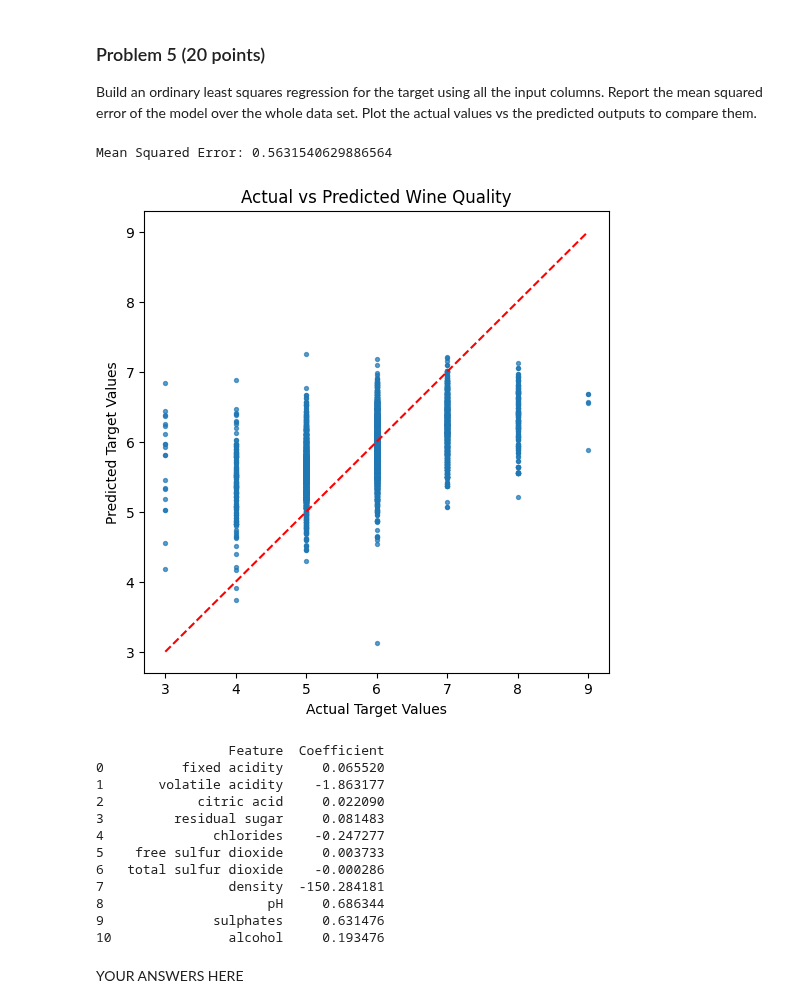
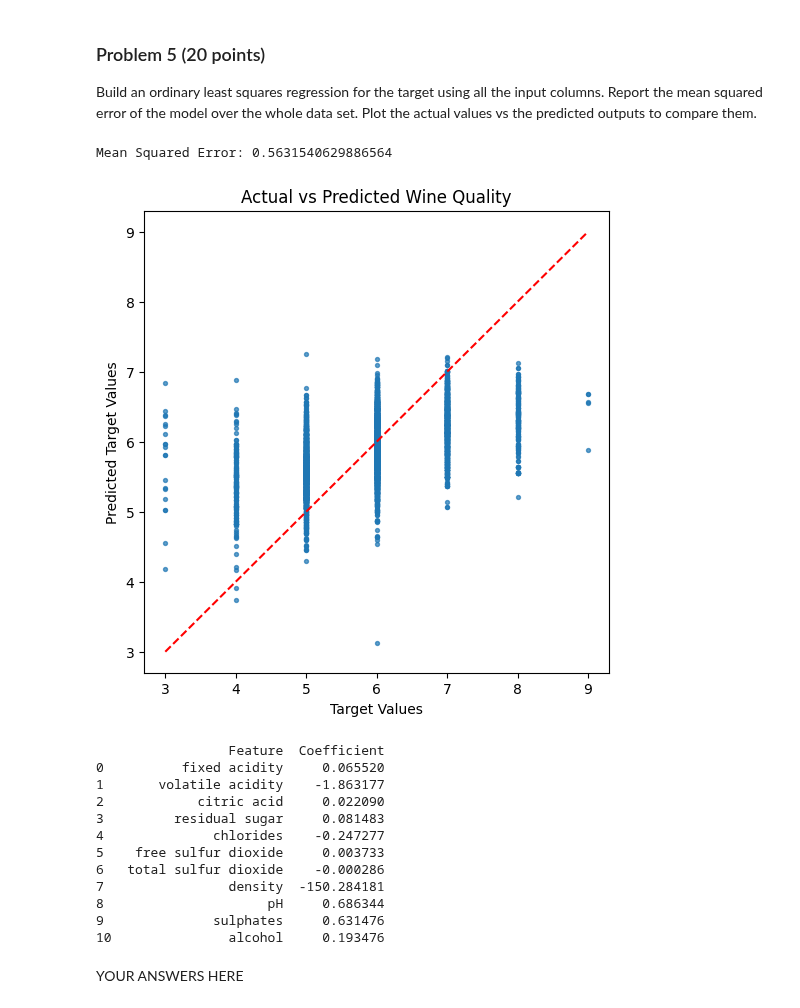
Before and after one commit to JCameronH/dx601-final-project, a Jupyter notebook: project.ipynb, the cells around one changed output. Saved outputs shown, nothing was run; the diff lists cells and outputs as text; code cells hidden in the pictures.

```diff
--- a/project.ipynb
+++ b/project.ipynb
@@ -203,35 +203,35 @@ Plot the actual values vs the predicted outputs to compare them.
 #separate x and y
 X = df.drop(columns=["target"])
 y = df["target"]
 
 #Linear regression model
 model = sklearn.linear_model.LinearRegression()
 model.fit(X, y)
 
 #Predict on same dataset
 y_pred = model.predict(X)
 
 #mean squared error
 mse = np.mean((y - y_pred) ** 2)
 print("Mean Squared Error:", mse)
 
 # Plot actual vs predicted
 plt.figure(figsize=(6,6))
 plt.scatter(y, y_pred, s=8, alpha=0.7)
-plt.xlabel("Actual Target Values")
+plt.xlabel("Target Values")
 plt.ylabel("Predicted Target Values")
 plt.title("Actual vs Predicted Wine Quality")
 plt.plot([y.min(), y.max()], [y.min(), y.max()], "r--")
 plt.show()
 
 coef_table = pd.DataFrame({
     "Feature": X.columns,
     "Coefficient": model.coef_
 })
 print(coef_table)
 # %% [output]
 Mean Squared Error: 0.5631540629886564
-[figure, old version]
+[figure, new version]
                  Feature  Coefficient
 0          fixed acidity     0.065520
 1       volatile acidity    -1.863177
```
